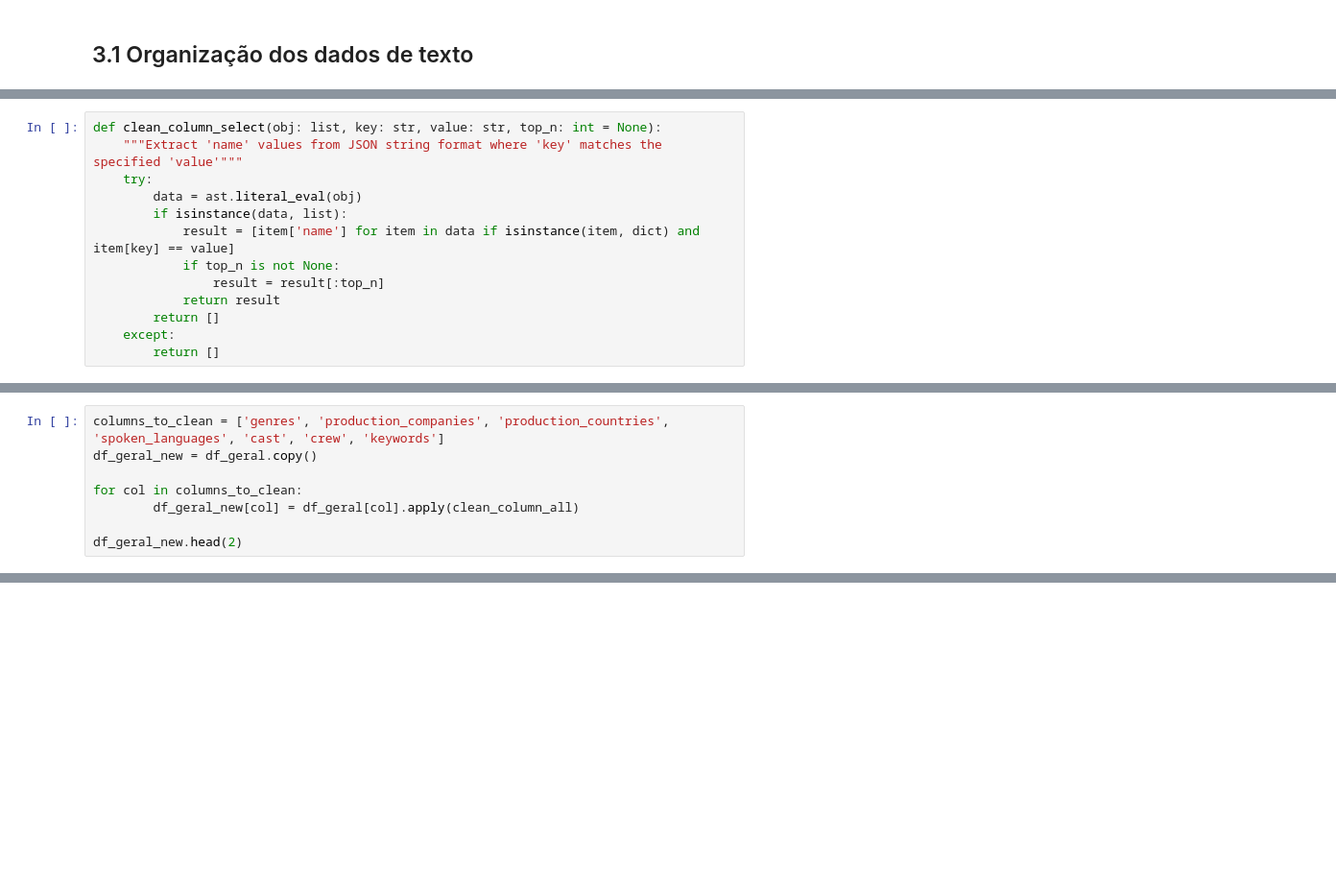
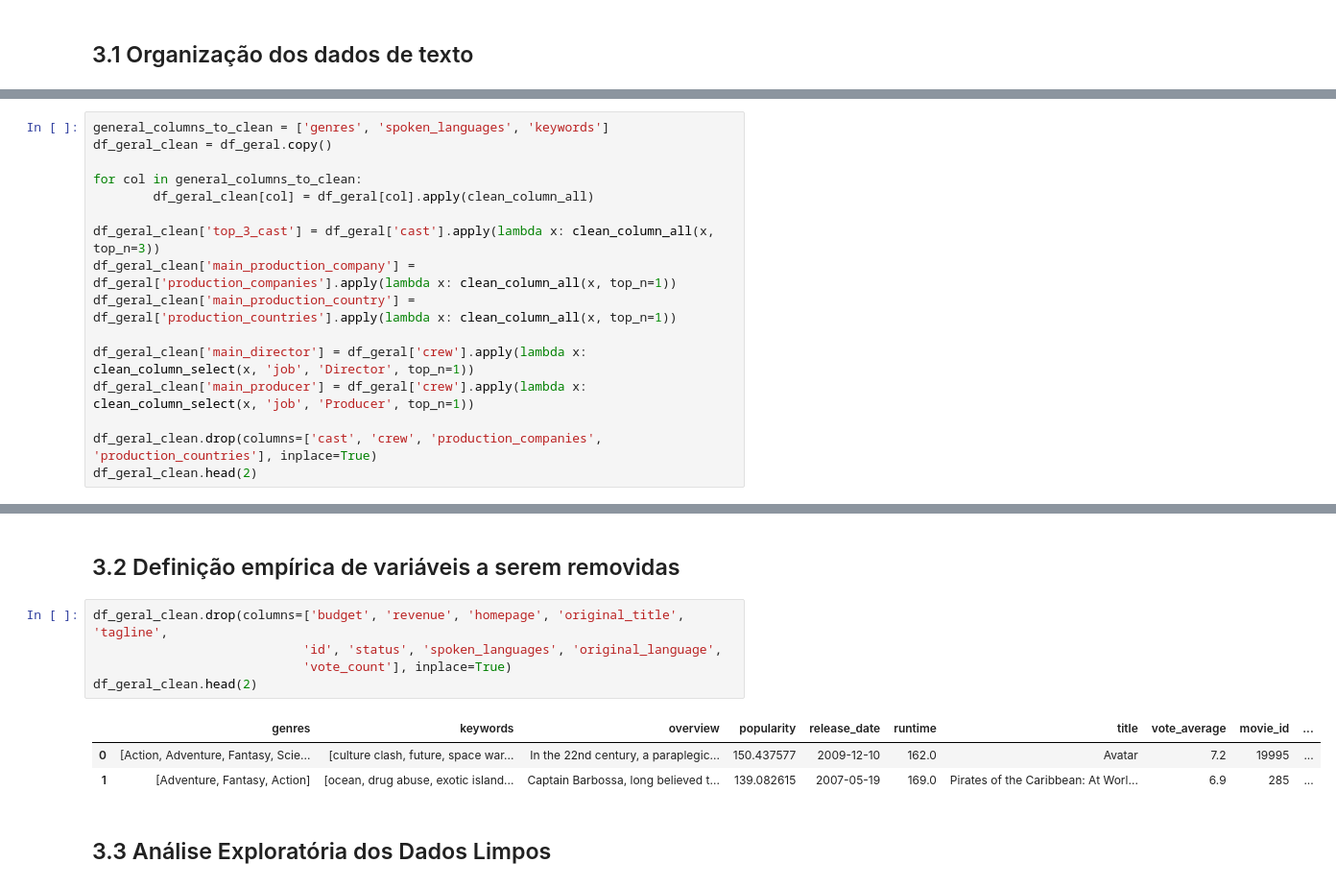
Before and after one commit to GuMauriz/projeto_recomendacao_filme, a Jupyter notebook: main.ipynb, the cells around one changed output, grey strips where cells are left out. Shown: that part at 96% size. Cells and saved outputs as stored; diff of their text form; blank space fills up the shorter version.

Commit message:
limpando dados de texto e removendo variáveis que não agregam valor

```diff
--- a/main.ipynb
+++ b/main.ipynb
@@ -328,13 +343,0 @@ def clean_column_all(obj):
-# %%
-def clean_column_select(obj: list, key: str, value: str, top_n: int = None):
-    """Extract 'name' values from JSON string format where 'key' matches the specified 'value'"""
-    try:
-        data = ast.literal_eval(obj)
-        if isinstance(data, list):
-            result = [item['name'] for item in data if isinstance(item, dict) and item[key] == value]
-            if top_n is not None:
-                result = result[:top_n]
-            return result
-        return []
-    except:
-        return []
@@ -399,11 +344,19 @@ keywords [{'id': 1463, 'name': 'culture clash'}, {'id': 2964, 'name': 'future'},
 # %%
-columns_to_clean = ['genres', 'production_companies', 'production_countries', 'spoken_languages', 'cast', 'crew', 'keywords']
-df_geral_new = df_geral.copy()
+general_columns_to_clean = ['genres', 'spoken_languages', 'keywords']
+df_geral_clean = df_geral.copy()
 
-for col in columns_to_clean:
-        df_geral_new[col] = df_geral[col].apply(clean_column_all)
+for col in general_columns_to_clean:
+        df_geral_clean[col] = df_geral[col].apply(clean_column_all)
 
-df_geral_new.head(2)
+df_geral_clean['top_3_cast'] = df_geral['cast'].apply(lambda x: clean_column_all(x, top_n=3))
+df_geral_clean['main_production_company'] = df_geral['production_companies'].apply(lambda x: clean_column_all(x, top_n=1))
+df_geral_clean['main_production_country'] = df_geral['production_countries'].apply(lambda x: clean_column_all(x, top_n=1))
+
+df_geral_clean['main_director'] = df_geral['crew'].apply(lambda x: clean_column_select(x, 'job', 'Director', top_n=1))
+df_geral_clean['main_producer'] = df_geral['crew'].apply(lambda x: clean_column_select(x, 'job', 'Producer', top_n=1))
+
+df_geral_clean.drop(columns=['cast', 'crew', 'production_companies', 'production_countries'], inplace=True)
+df_geral_clean.head(2)
 # %% [output]
 |  | budget | genres | homepage | id | keywords | original_language | original_title | overview | ... |
 | 0 | 237000000 | [Action, Adventure, Fantasy, Scie... | http://www.avatarmovie.com/ | 19995 | [culture clash, future, space war... | en | Avatar | In the 22nd century, a paraplegic... | ... |
@@ -411,0 +365,13 @@ df_geral_new.head(2)
+# %% [markdown]
+## 3.2 Definição empírica de variáveis a serem removidas
+# %%
+df_geral_clean.drop(columns=['budget', 'revenue', 'homepage', 'original_title', 'tagline',
+                            'id', 'status', 'spoken_languages', 'original_language',
+                            'vote_count'], inplace=True)
+df_geral_clean.head(2)
+# %% [output]
+|  | genres | keywords | overview | popularity | release_date | runtime | title | vote_average | movie_id | ... |
+| 0 | [Action, Adventure, Fantasy, Scie... | [culture clash, future, space war... | In the 22nd century, a paraplegic... | 150.437577 | 2009-12-10 | 162.0 | Avatar | 7.2 | 19995 | ... |
+| 1 | [Adventure, Fantasy, Action] | [ocean, drug abuse, exotic island... | Captain Barbossa, long believed t... | 139.082615 | 2007-05-19 | 169.0 | Pirates of the Caribbean: At Worl... | 6.9 | 285 | ... |
+# %% [markdown]
+## 3.3 Análise Exploratória dos Dados Limpos
```
Also changed, not shown: parts of 6 cells of this notebook.
